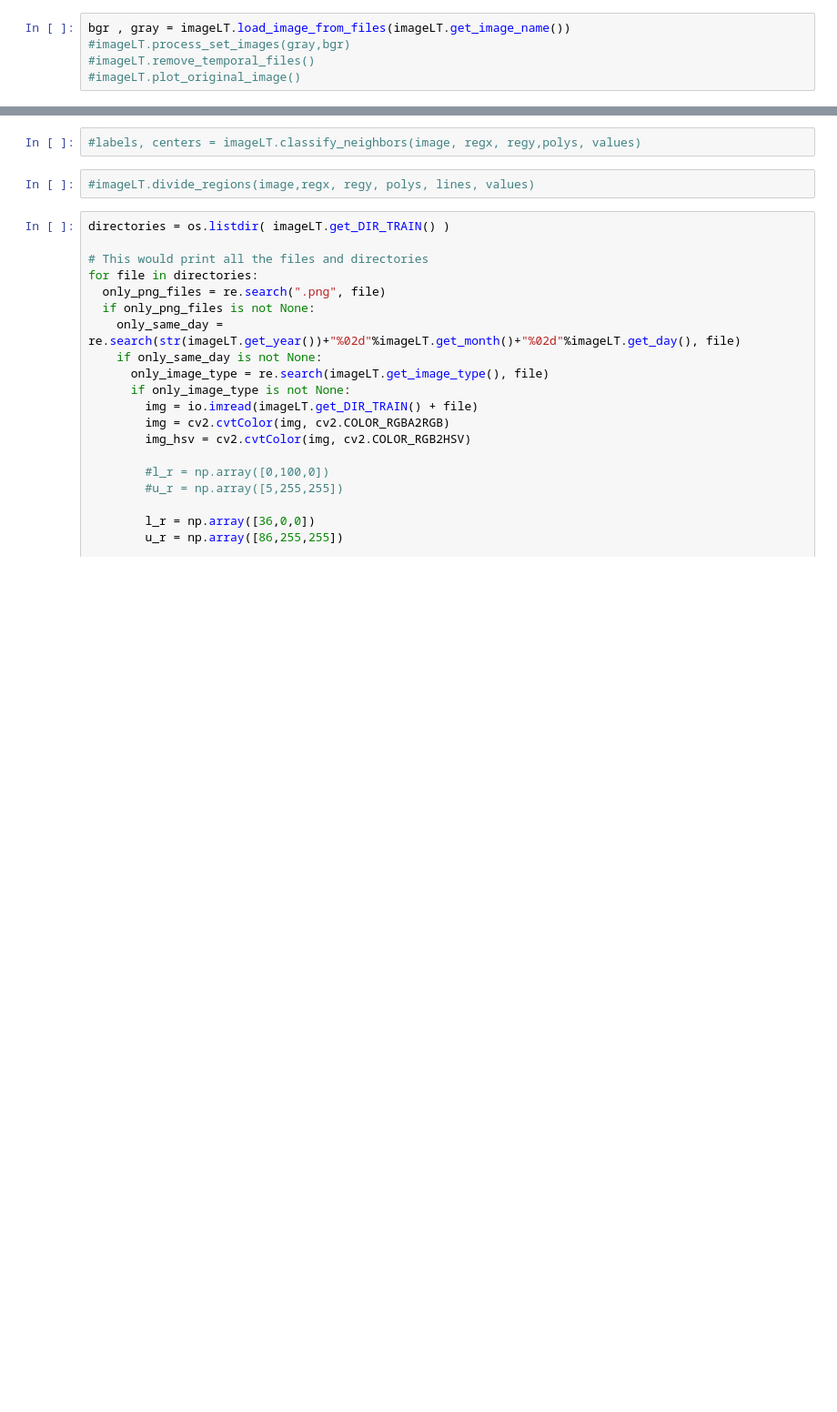
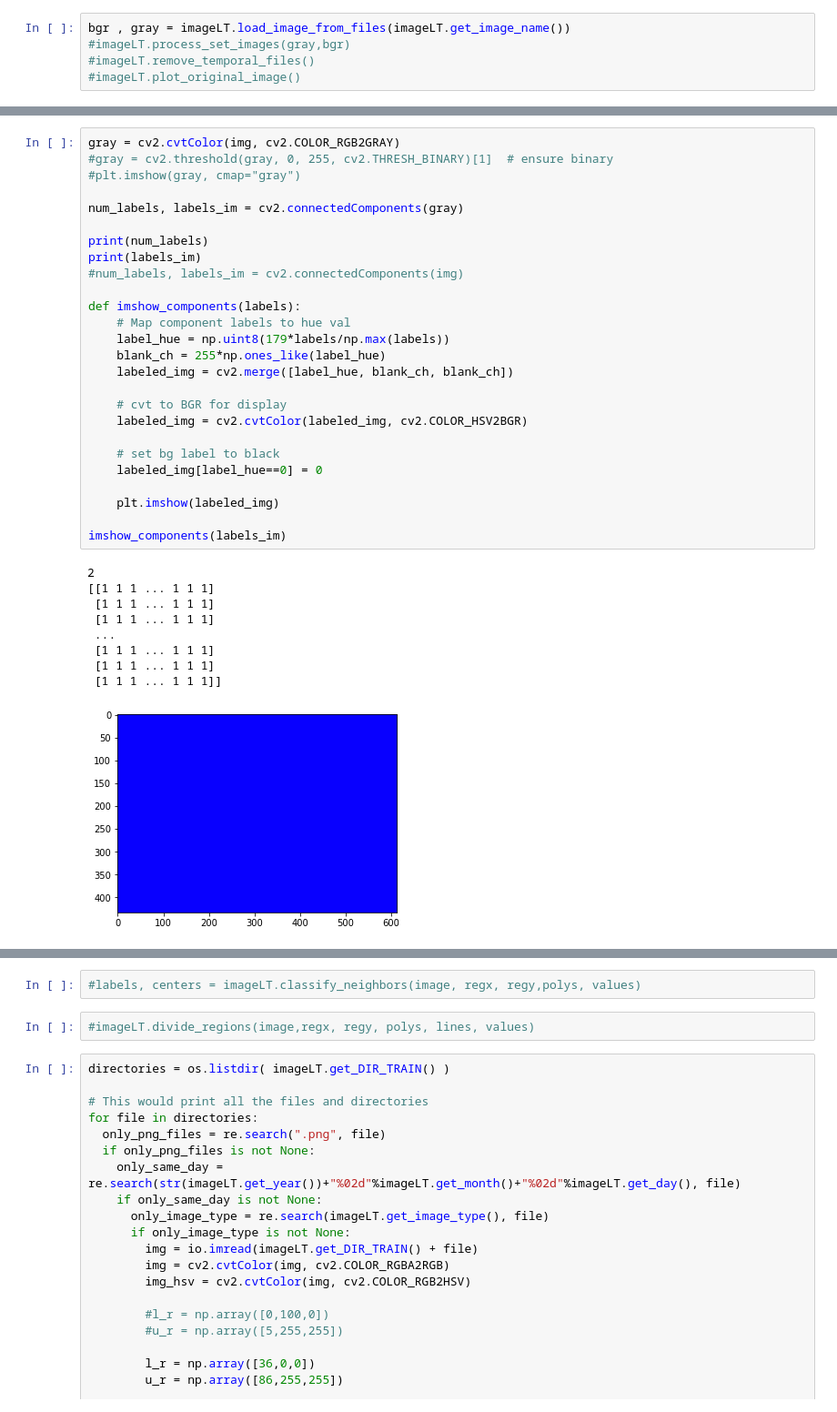
Before and after one commit to kmiloarguello/ozone-pollution, a Jupyter notebook: main.ipynb, the cells around one changed output, grey strips where cells are left out. Shown at 91% size. Drawn from its saved outputs; the diff is of its cells as text; blank space fills up the shorter version.

```diff
--- a/main.ipynb
+++ b/main.ipynb
@@ -1023,0 +1076,36 @@ imageLT.plot_mser_final_regions(image, regx, regy, values)
+# %%
+gray = cv2.cvtColor(img, cv2.COLOR_RGB2GRAY)
+#gray = cv2.threshold(gray, 0, 255, cv2.THRESH_BINARY)[1]  # ensure binary
+#plt.imshow(gray, cmap="gray")
+
+num_labels, labels_im = cv2.connectedComponents(gray)
+
+print(num_labels)
+print(labels_im)
+#num_labels, labels_im = cv2.connectedComponents(img)
+
+def imshow_components(labels):
+    # Map component labels to hue val
+    label_hue = np.uint8(179*labels/np.max(labels))
+    blank_ch = 255*np.ones_like(label_hue)
+    labeled_img = cv2.merge([label_hue, blank_ch, blank_ch])
+
+    # cvt to BGR for display
+    labeled_img = cv2.cvtColor(labeled_img, cv2.COLOR_HSV2BGR)
+
+    # set bg label to black
+    labeled_img[label_hue==0] = 0
+
+    plt.imshow(labeled_img)
+
+imshow_components(labels_im)
+# %% [output]
+2
+[[1 1 1 ... 1 1 1]
+ [1 1 1 ... 1 1 1]
+ [1 1 1 ... 1 1 1]
+ ...
+ [1 1 1 ... 1 1 1]
+ [1 1 1 ... 1 1 1]
+ [1 1 1 ... 1 1 1]]
+[figure, added]
```
Also changed, not shown: parts of 14 cells of this notebook.
